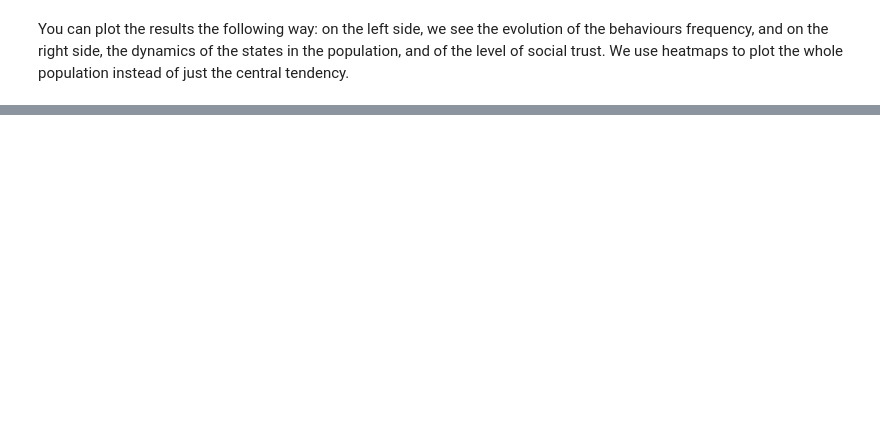
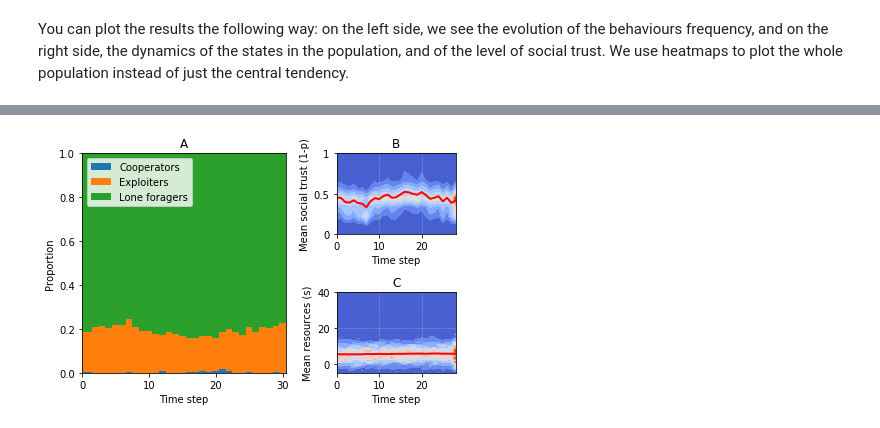
Before and after one commit to regicid/Deprivation-antisociality, a Jupyter notebook: Code.ipynb, the cells around one changed output, grey strips where cells are left out. Drawn from its saved outputs; the diff is of its cells as text; code cells hidden in the pictures; blank space fills up the shorter version.

```diff
--- a/Code.ipynb
+++ b/Code.ipynb
@@ -855 +861,52 @@ plt.tight_layout()
+# %%
+n = 5
+Sigma = 4
+a = 1.2
+I = 5.5
+r = 0.9
+risk = 0
+risk_of_stealing = 1/3
+precision = 50
+
+P = Population() # Instantiate the class
+P.populate(I,Sigma,n,100) # Create the dudes in the population and initiatlize them
+for t in range(30): # Insert the number of rounds
+    P.collective_game() # Make them play
+    P.information_foraging() # Make them update their belief
+# %%
+gridspec.GridSpec(2,3)
+t = np.arange(0,len(P.history_mean_social_trust[0:50]))
+plt.subplot2grid((4,5), (0,0), colspan=3, rowspan=4)
+w = np.ones(len(P.history_cooperators_frequency))[0:50]
+plt.bar(t,P.history_cooperators_frequency[0:50],label="Cooperators",width = w)
+plt.bar(t,P.history_stealers_frequency[0:50],bottom=P.history_cooperators_frequency[0:50],label="Exploiters",width = w)
+plt.bar(t,P.history_hiders_frequency[0:50],bottom=(np.array(P.history_cooperators_frequency[0:50])+np.array(P.history_stealers_frequency[0:50])),label="Lone foragers",width = w)
+plt.xlim(0,len(P.history_cooperators_frequency[0:50])-.5)
+plt.ylim(0,1)
+plt.legend()
+plt.title("A")
+plt.xlabel("Time step")
+plt.ylabel("Proportion")
+
+plt.subplot2grid((4,5), (0,3), colspan=2, rowspan=2)
+B = np.array(P.history_trust)
+params = {"nbins":10,"ymin":0,"ymax":1,"xlabel":"Rounds","ylabel":"State"}
+master_plot(B[0:50],**params)
+plt.yticks([0,0.5,1],[0,0.5,1])
+plt.ylabel("Mean social trust (1-p)")
+plt.xlabel("Time step")
+plt.title("B")
+
+plt.subplot2grid((4,5), (2,3), colspan=2, rowspan=2)
+B = np.array(P.history_states)
+params = {"nbins":60,"ymin":-5,"ymax":40,"xlabel":"Rounds","ylabel":"State"}
+master_plot(B[0:50],legend = "Average state",show_xaxis=False,**params)
+plt.ylabel("Mean resources (s)")
+plt.xlabel("Time step")
+plt.title("C")
+
+
+plt.tight_layout()
+# %% [output]
+[figure, added]
 # %% [markdown]
```
Also changed, not shown: parts of 20 cells of this notebook.
